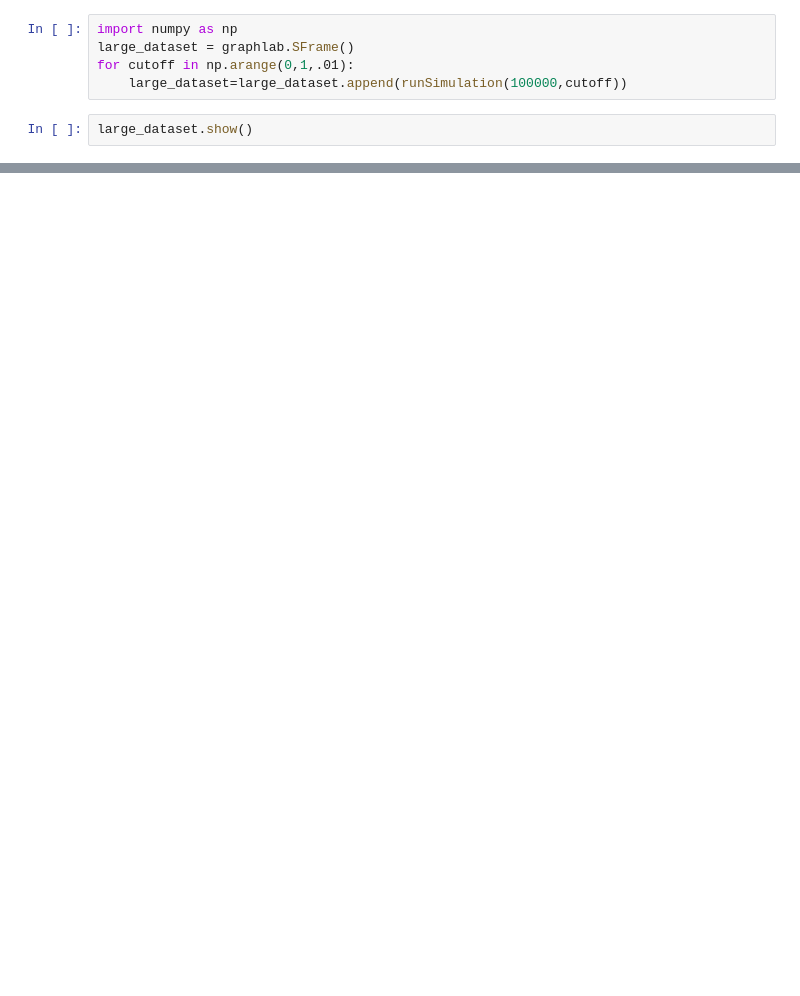
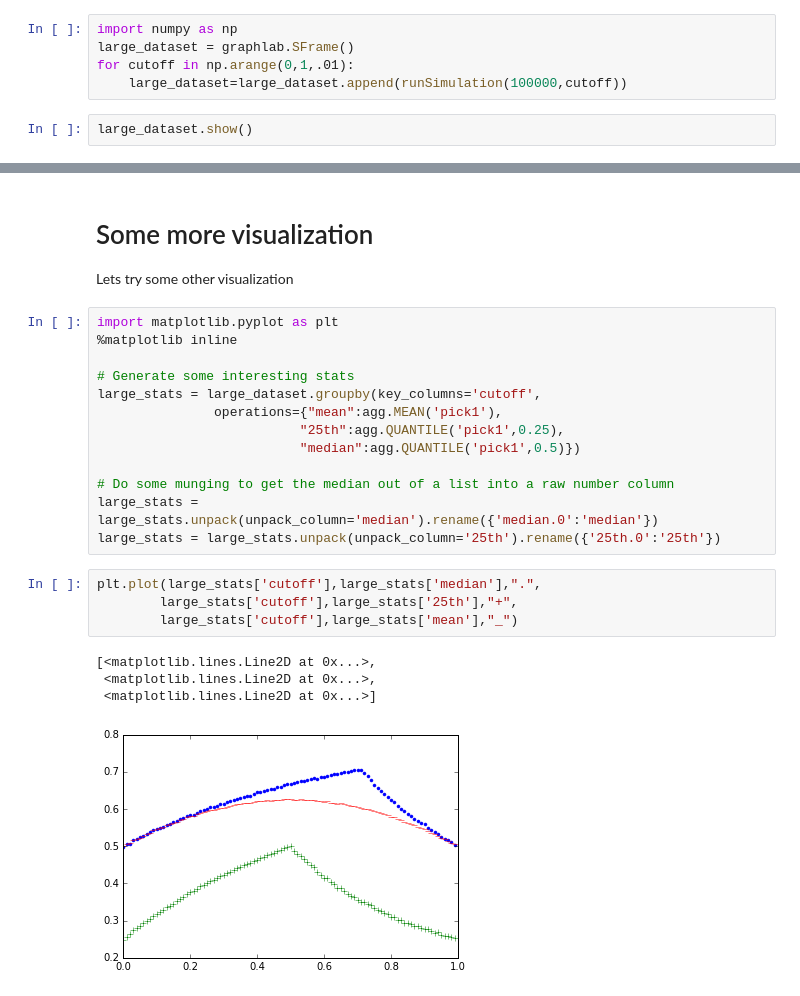
Before and after one commit to asealey/fivethirtyeight, a Jupyter notebook: The Riddler - Gameshow.ipynb, the cells around one changed output, grey strips where cells are left out. Drawn from its saved outputs; the diff is of its cells as text; blank space fills up the shorter version.

```diff
--- a/The Riddler - Gameshow.ipynb
+++ b/The Riddler - Gameshow.ipynb
@@ -100,0 +129,25 @@ The cutoff value doesn't increase the ultimate pick
+# %% [markdown]
+# Some more visualization
+Lets try some other visualization
+# %%
+import matplotlib.pyplot as plt
+%matplotlib inline
+
+# Generate some interesting stats
+large_stats = large_dataset.groupby(key_columns='cutoff',
+               operations={"mean":agg.MEAN('pick1'),
+                          "25th":agg.QUANTILE('pick1',0.25),
+                          "median":agg.QUANTILE('pick1',0.5)})
+
+# Do some munging to get the median out of a list into a raw number column
+large_stats = large_stats.unpack(unpack_column='median').rename({'median.0':'median'})
+large_stats = large_stats.unpack(unpack_column='25th').rename({'25th.0':'25th'})
+# %%
+plt.plot(large_stats['cutoff'],large_stats['median'],".",
+        large_stats['cutoff'],large_stats['25th'],"+",
+        large_stats['cutoff'],large_stats['mean'],"_")
+# %% [output]
+[<matplotlib.lines.Line2D at 0x...>,
+ <matplotlib.lines.Line2D at 0x...>,
+ <matplotlib.lines.Line2D at 0x...>]
+[figure, added]
```
Also changed, not shown: parts of 25 cells of this notebook, 1 other file.
